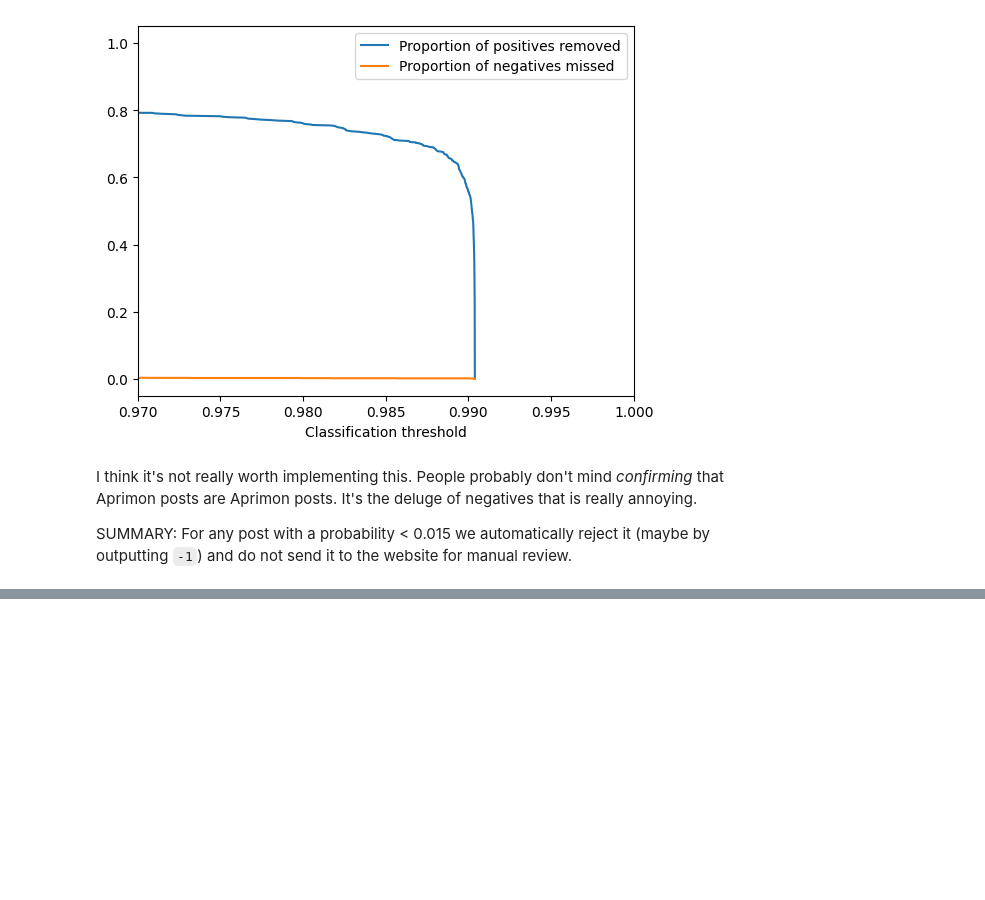
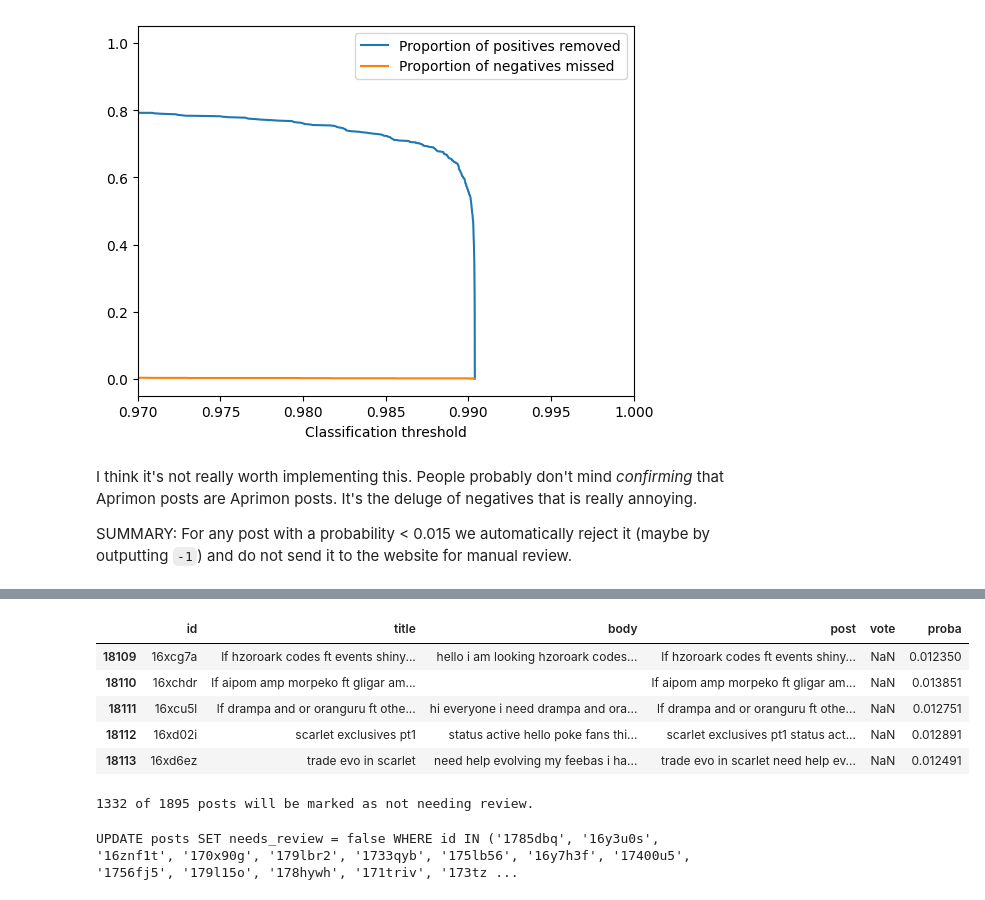
Before and after one commit to penelopeysm/apriml, a Jupyter notebook: 20231017_roc/roc.ipynb, the cells around one changed output, grey strips where cells are left out. Cells and saved outputs as stored; diff of their text form; code cells hidden in the pictures; blank space fills up the shorter version.

Commit message:
Add the actual model

```diff
--- a/20231017_roc/roc.ipynb
+++ b/20231017_roc/roc.ipynb
@@ -312,0 +314,6 @@ SUMMARY: For any post with a probability < 0.015 we automatically reject it (may
+# %%
+df_voted_unprocessed = (df.assign(title=df.title.apply(cleanup))
+                      .assign(body=df.body.apply(cleanup))
+                      .assign(post=lambda df: df.title + ' ' + df.body)
+                      .loc[df['vote'].isnull(), ['id', 'title', 'body', 'post', 'vote']])
+df_voted_unprocessed.head()
@@ -312,0 +327,23 @@ SUMMARY: For any post with a probability < 0.015 we automatically reject it (may
+# %%
+optimised_model = joblib.load('stacked_xg_lr_model_231017.joblib')
+
+df_voted_unprocessed['proba'] = optimised_model.predict_proba(df_voted_unprocessed)[:, 1]
+
+df_voted_unprocessed.head()
+# %% [output]
+|  | id | title | body | post | vote | proba |
+| 18109 | 16xcg7a | lf hzoroark codes ft events shiny... | hello i am looking hzoroark codes... | lf hzoroark codes ft events shiny... | NaN | 0.012350 |
+| 18110 | 16xchdr | lf aipom amp morpeko ft gligar am... |  | lf aipom amp morpeko ft gligar am... | NaN | 0.013851 |
+| 18111 | 16xcu5l | lf drampa and or oranguru ft othe... | hi everyone i need drampa and ora... | lf drampa and or oranguru ft othe... | NaN | 0.012751 |
+| 18112 | 16xd02i | scarlet exclusives pt1 | status active hello poke fans thi... | scarlet exclusives pt1 status act... | NaN | 0.012891 |
+| 18113 | 16xd6ez | trade evo in scarlet | need help evolving my feebas i ha... | trade evo in scarlet need help ev... | NaN | 0.012491 |
+# %%
+unneeded_ids = set(df_voted_unprocessed[df_voted_unprocessed['proba'] < THRESHOLD].id.to_list())
+print(f'{len(unneeded_ids)} of {len(df_voted_unprocessed)} posts will be marked as not needing review.')
+# %% [output]
+1332 of 1895 posts will be marked as not needing review.
+# %%
+comma_separated_ids = ", ".join(f"'{unneeded_id}'" for unneeded_id in unneeded_ids)
+print(f"UPDATE posts SET needs_review = false WHERE id IN ({comma_separated_ids});")
+# %% [output]
+UPDATE posts SET needs_review = false WHERE id IN ('1785dbq', '16y3u0s', '16znf1t', '170x90g', '179lbr2', '1733qyb', '175lb56', '16y7h3f', '17400u5', '1756fj5', '179l15o', '178hywh', '171triv', '173tz ...
```
Also changed, not shown: parts of 3 cells of this notebook, 1 other file.
